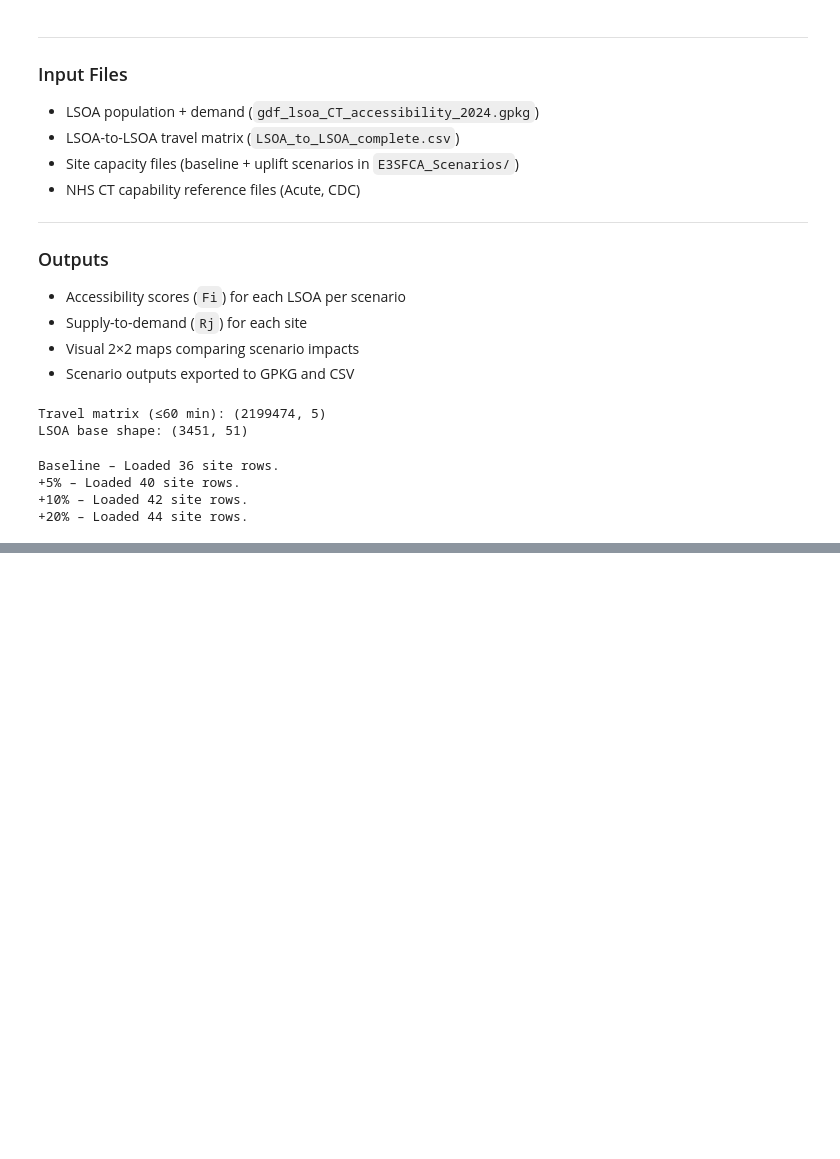
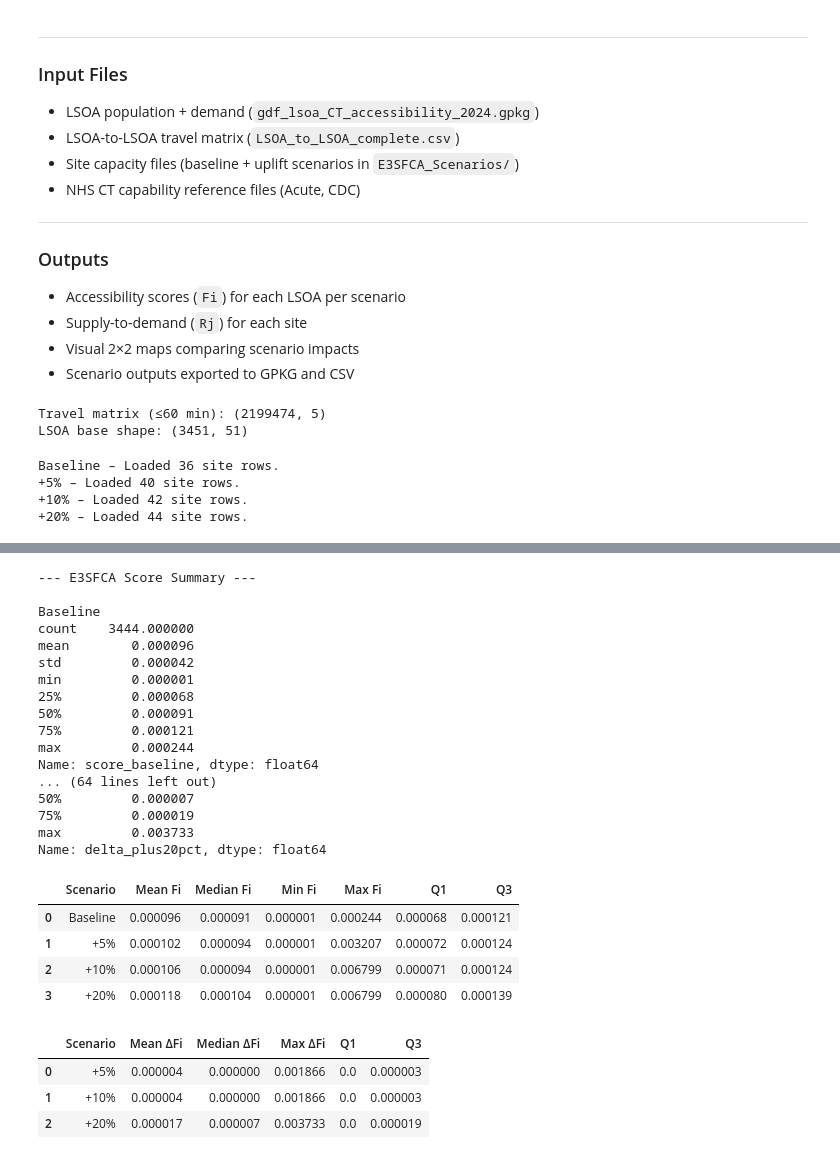
Before and after one commit to RossTylr/diagnostic-modality-demand, a Jupyter notebook: notebooks/05a3_E3SFCA_Capacity_Scenario_Runner.ipynb, the cells around one changed output, grey strips where cells are left out. Drawn from its saved outputs; the diff is of its cells as text; code cells hidden in the pictures; blank space fills up the shorter version.

```diff
--- a/notebooks/05a3_E3SFCA_Capacity_Scenario_Runner.ipynb
+++ b/notebooks/05a3_E3SFCA_Capacity_Scenario_Runner.ipynb
@@ -607,0 +616,78 @@ plt.show()
+# %%
+# ----------------------------------------------------------
+# Step 9 – Summary Statistics for E3SFCA Scores and Δ Improvements
+# ----------------------------------------------------------
+
+# Absolute score summary per scenario
+print("\n--- E3SFCA Score Summary ---")
+for label, col in scenarios_plot.items():
+    print(f"\n{label}")
+    print(gdf_lsoa[col].describe(percentiles=[0.25, 0.5, 0.75]).round(6))
+
+# Delta score summary (vs Baseline)
+print("\n--- Δ E3SFCA vs Baseline Summary ---")
+for label, delta_col in delta_plot.items():
+    print(f"\n{label}")
+    print(gdf_lsoa[delta_col].describe(percentiles=[0.25, 0.5, 0.75]).round(6))
+
+# Optional: Summary table for export
+summary_stats = []
+
+for label, col in scenarios_plot.items():
+    stats = gdf_lsoa[col].describe(percentiles=[0.25, 0.5, 0.75])
+    summary_stats.append({
+        "Scenario": label,
+        "Mean Fi": stats["mean"],
+        "Median Fi": stats["50%"],
+        "Min Fi": stats["min"],
+        "Max Fi": stats["max"],
+        "Q1": stats["25%"],
+        "Q3": stats["75%"]
+    })
+
+df_scores_summary = pd.DataFrame(summary_stats).round(6)
+display(df_scores_summary)
+
+# Optional: Summary table for deltas
+delta_stats = []
+
+for label, col in delta_plot.items():
+    stats = gdf_lsoa[col].describe(percentiles=[0.25, 0.5, 0.75])
+    delta_stats.append({
+        "Scenario": label,
+        "Mean ΔFi": stats["mean"],
+        "Median ΔFi": stats["50%"],
+        "Max ΔFi": stats["max"],
+        "Q1": stats["25%"],
+        "Q3": stats["75%"]
+    })
+
+df_deltas_summary = pd.DataFrame(delta_stats).round(6)
+display(df_deltas_summary)
+# %% [output]
+--- E3SFCA Score Summary ---
+
+Baseline
+count    3444.000000
+mean        0.000096
+std         0.000042
+min         0.000001
+25%         0.000068
+50%         0.000091
+75%         0.000121
+max         0.000244
+Name: score_baseline, dtype: float64
+... (64 lines left out)
+50%         0.000007
+75%         0.000019
+max         0.003733
+Name: delta_plus20pct, dtype: float64
+|  | Scenario | Mean Fi | Median Fi | Min Fi | Max Fi | Q1 | Q3 |
+| 0 | Baseline | 0.000096 | 0.000091 | 0.000001 | 0.000244 | 0.000068 | 0.000121 |
+| 1 | +5% | 0.000102 | 0.000094 | 0.000001 | 0.003207 | 0.000072 | 0.000124 |
+| 2 | +10% | 0.000106 | 0.000094 | 0.000001 | 0.006799 | 0.000071 | 0.000124 |
+| 3 | +20% | 0.000118 | 0.000104 | 0.000001 | 0.006799 | 0.000080 | 0.000139 |
+|  | Scenario | Mean ΔFi | Median ΔFi | Max ΔFi | Q1 | Q3 |
+| 0 | +5% | 0.000004 | 0.000000 | 0.001866 | 0.0 | 0.000003 |
+| 1 | +10% | 0.000004 | 0.000000 | 0.001866 | 0.0 | 0.000003 |
+| 2 | +20% | 0.000017 | 0.000007 | 0.003733 | 0.0 | 0.000019 |
```
Also changed, not shown: parts of 8 cells of this notebook, 8 other files.
